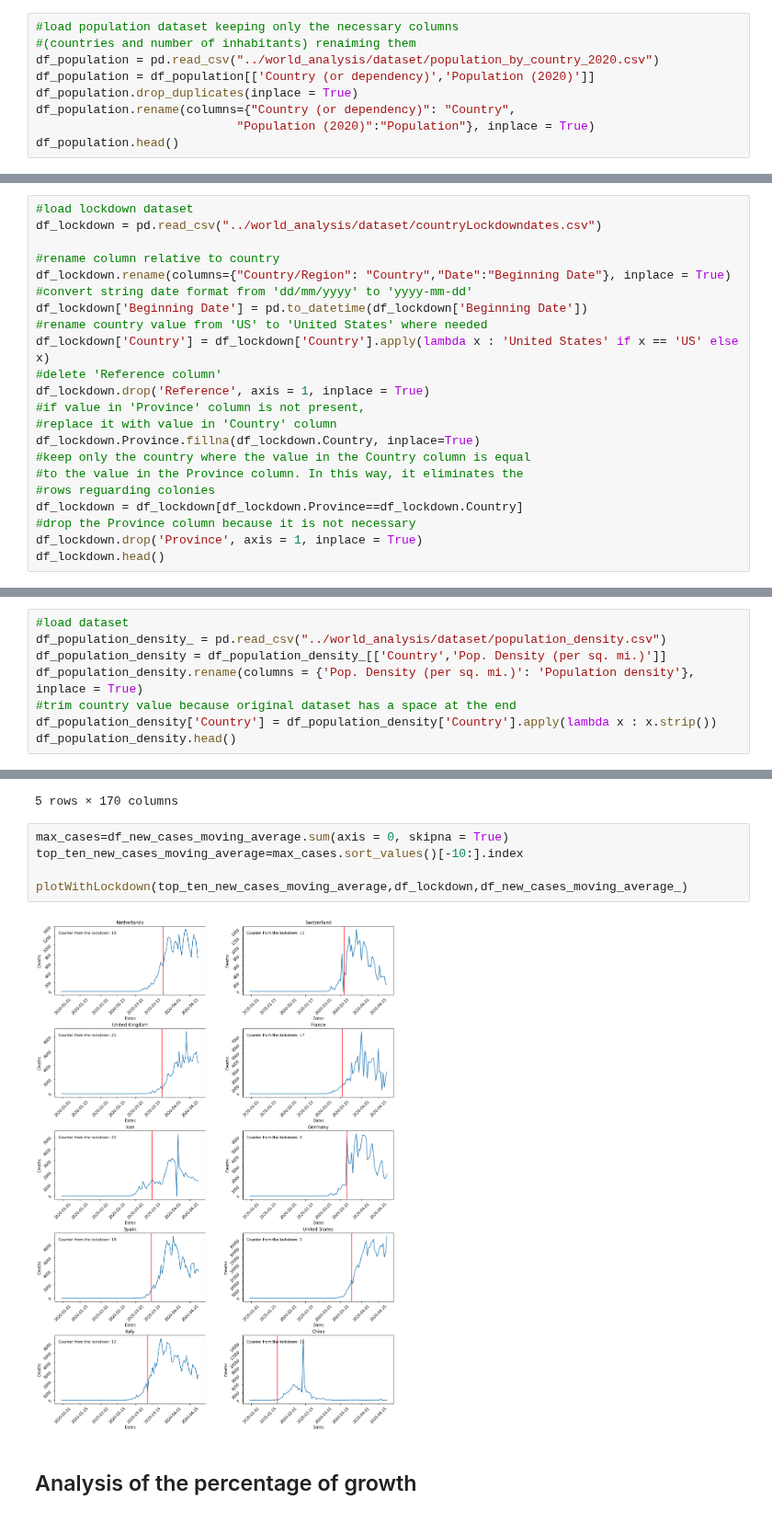
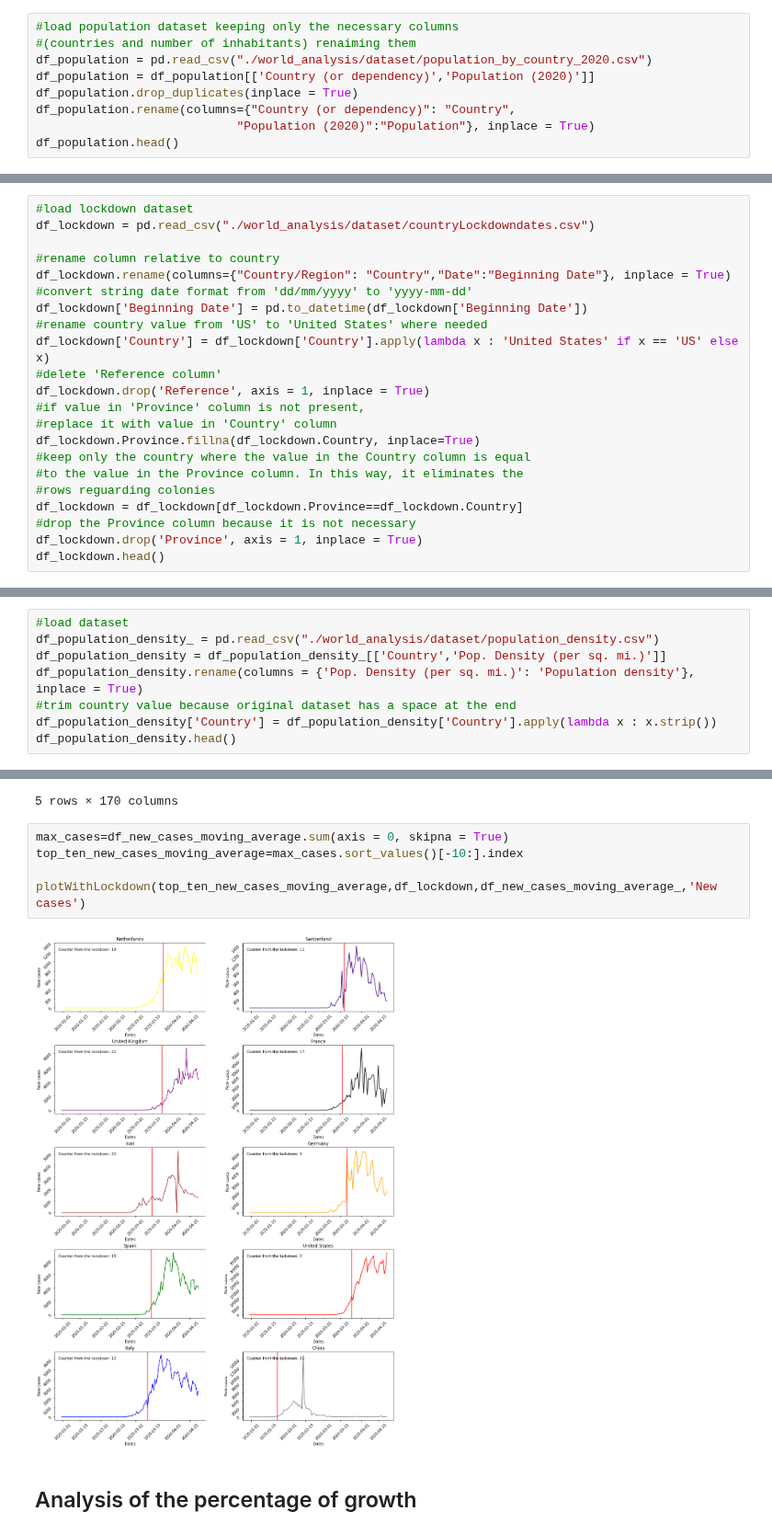
Before and after one commit to Mattia81/DataScienceForBusiness, a Jupyter notebook: World_analysis/world_analysis.ipynb, the cells around one changed output, grey strips where cells are left out. Shown at 92% size. Drawn from its saved outputs; the diff is of its cells as text.

```diff
--- a/World_analysis/world_analysis.ipynb
+++ b/World_analysis/world_analysis.ipynb
@@ -37,7 +37,7 @@ The dataset contains for each country the number of inhabitants. This dataset is
 # %%
 #load population dataset keeping only the necessary columns
 #(countries and number of inhabitants) renaiming them
-df_population = pd.read_csv("../world_analysis/dataset/population_by_country_2020.csv")
+df_population = pd.read_csv("./world_analysis/dataset/population_by_country_2020.csv")
 df_population = df_population[['Country (or dependency)','Population (2020)']]
 df_population.drop_duplicates(inplace = True)
 df_population.rename(columns={"Country (or dependency)": "Country",
@@ -67,7 +67,7 @@ It contains the following columns:
 The 'reference' column is dropped because it is not necessary during the analysis.
 # %%
 #load lockdown dataset
-df_lockdown = pd.read_csv("../world_analysis/dataset/countryLockdowndates.csv")
+df_lockdown = pd.read_csv("./world_analysis/dataset/countryLockdowndates.csv")
 
 #rename column relative to country
 df_lockdown.rename(columns={"Country/Region": "Country","Date":"Beginning Date"}, inplace = True)
@@ -99,7 +99,7 @@ Load population density dataset. The dataset is downloaded from:
 https://www.kaggle.com/fernandol/countries-of-the-world#countries%20of%20the%20world.csv
 # %%
 #load dataset
-df_population_density_ = pd.read_csv("../world_analysis/dataset/population_density.csv")
+df_population_density_ = pd.read_csv("./world_analysis/dataset/population_density.csv")
 df_population_density = df_population_density_[['Country','Pop. Density (per sq. mi.)']]
 df_population_density.rename(columns = {'Pop. Density (per sq. mi.)': 'Population density'}, inplace = True)
 #trim country value because original dataset has a space at the end
@@ -587,10 +590,10 @@ df_new_cases_moving_average.tail()
 # %%
 max_cases=df_new_cases_moving_average.sum(axis = 0, skipna = True)
 top_ten_new_cases_moving_average=max_cases.sort_values()[-10:].index
 
-plotWithLockdown(top_ten_new_cases_moving_average,df_lockdown,df_new_cases_moving_average_)
+plotWithLockdown(top_ten_new_cases_moving_average,df_lockdown,df_new_cases_moving_average_,'New cases')
 # %% [output]
-[figure, old version]
+[figure, new version]
 # %% [markdown]
 ## Analysis of the percentage of growth
 # %% [markdown]
```
Also changed, not shown: parts of 16 cells of this notebook, 1 other file.
